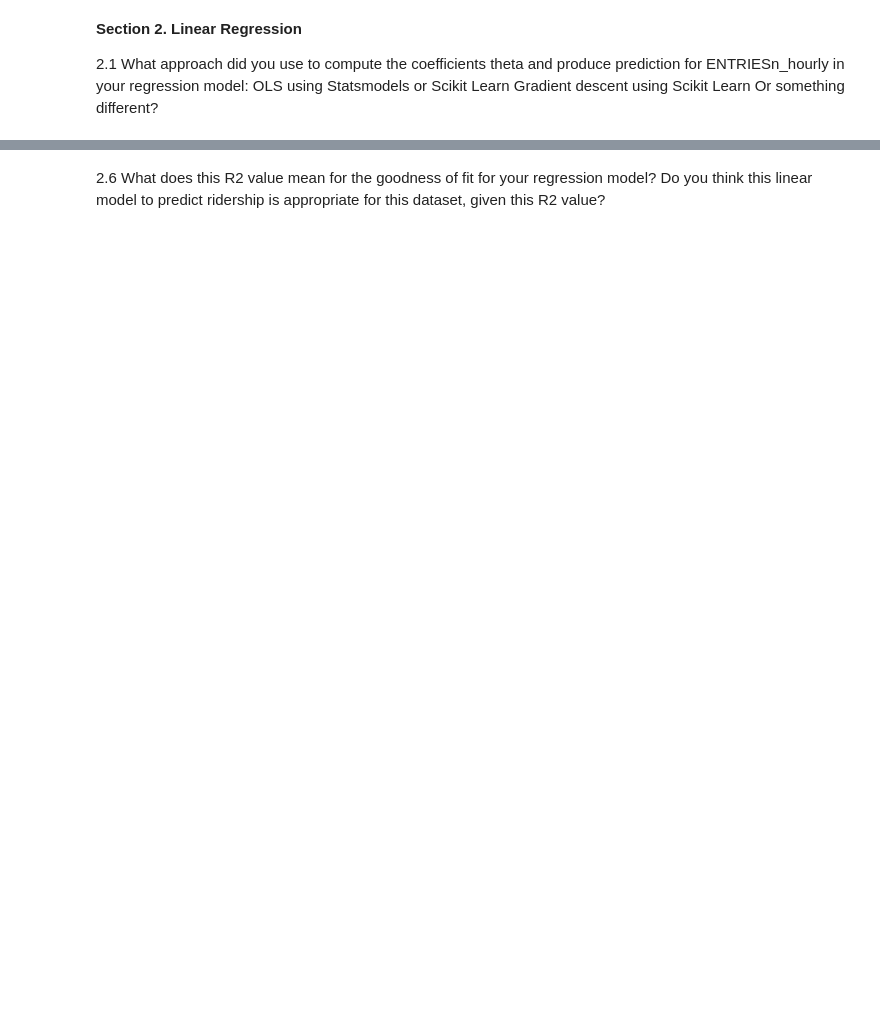
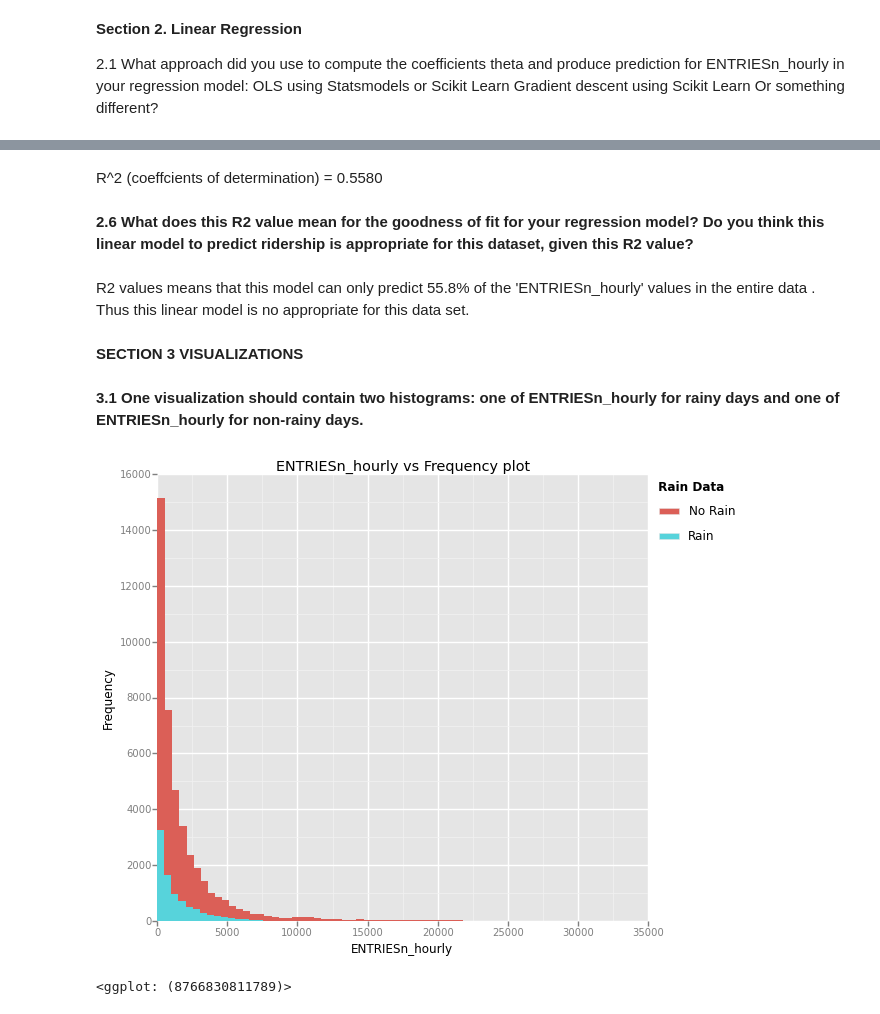
Before and after one commit to inderpreetb/project1-AnalysisOfSubwayData, a Jupyter notebook: assignment.ipynb, the cells around one changed output, grey strips where cells are left out. Cells and saved outputs as stored; diff of their text form; code cells hidden in the pictures; blank space fills up the shorter version.

```diff
--- a/assignment.ipynb
+++ b/assignment.ipynb
@@ -189,3 +273,19 @@ Your reasons might also be based on data exploration and experimentation, for ex
+# %% [markdown]
+R^2 (coeffcients of determination)  = 0.5580
 # %% [markdown]
 
-2.6 What does this R2 value mean for the goodness of fit for your regression model? Do you think this linear model to predict ridership is appropriate for this dataset, given this R2  value?
+<b> 2.6 What does this R2 value mean for the goodness of fit for your regression model? Do you think this linear model to predict ridership is appropriate for this dataset, given this R2  value?  </b>
+# %% [markdown]
+R2 values means that this model can only predict 55.8% of the 'ENTRIESn_hourly' values in the entire data . Thus this linear model is no appropriate for this data set.
+# %% [markdown]
+<b> SECTION 3 VISUALIZATIONS </b>
+# %% [markdown]
+<b> 3.1 One visualization should contain two histograms: one of  ENTRIESn_hourly for rainy days and one of ENTRIESn_hourly for non-rainy days. </b>
+# %%
+data_nyc['rain data'] = data_nyc['rain'].apply(fill_rain)
+r = ggplot(aes(x=col0, fill='rain data', color='rain data'), data=data_nyc)+ labs(title='ENTRIESn_hourly vs Frequency plot') + \
+    geom_histogram(binwidth=500) + ylab('Frequency')
+print r
+# %% [output]
+[figure, added]
+<ggplot: (8766830811789)>
```
Also changed, not shown: parts of 26 cells of this notebook.
